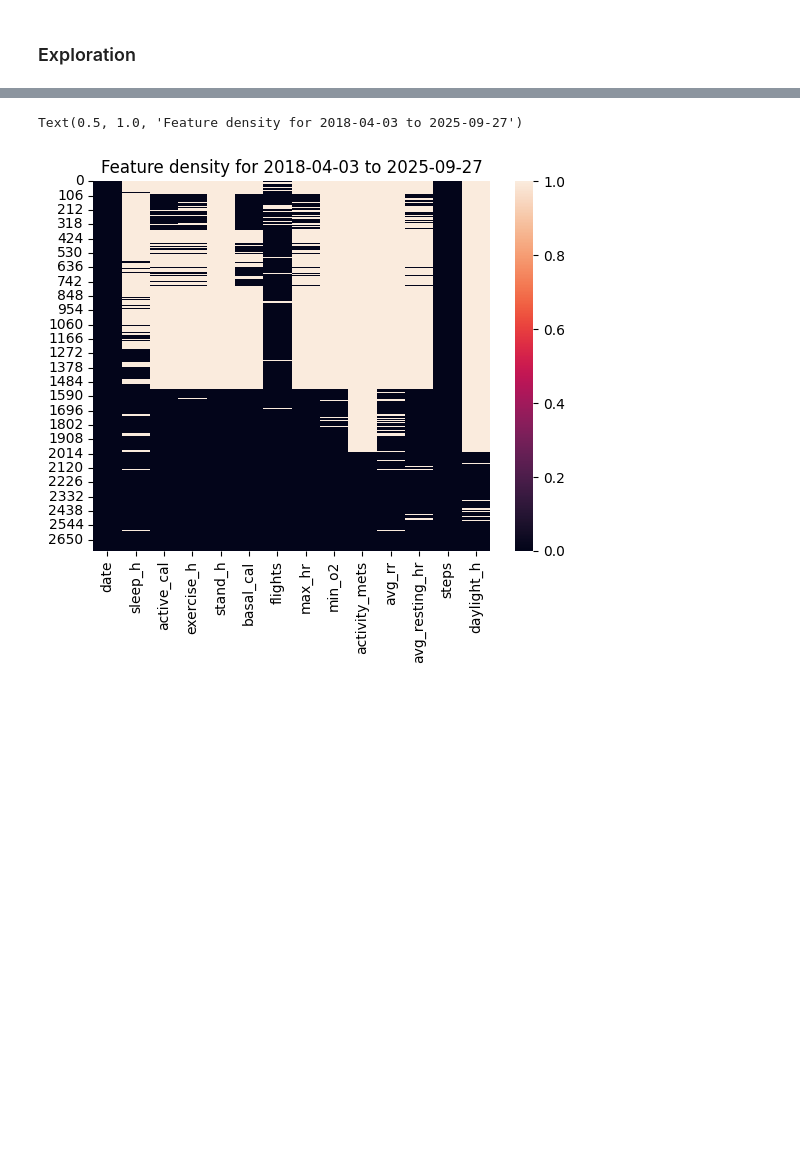
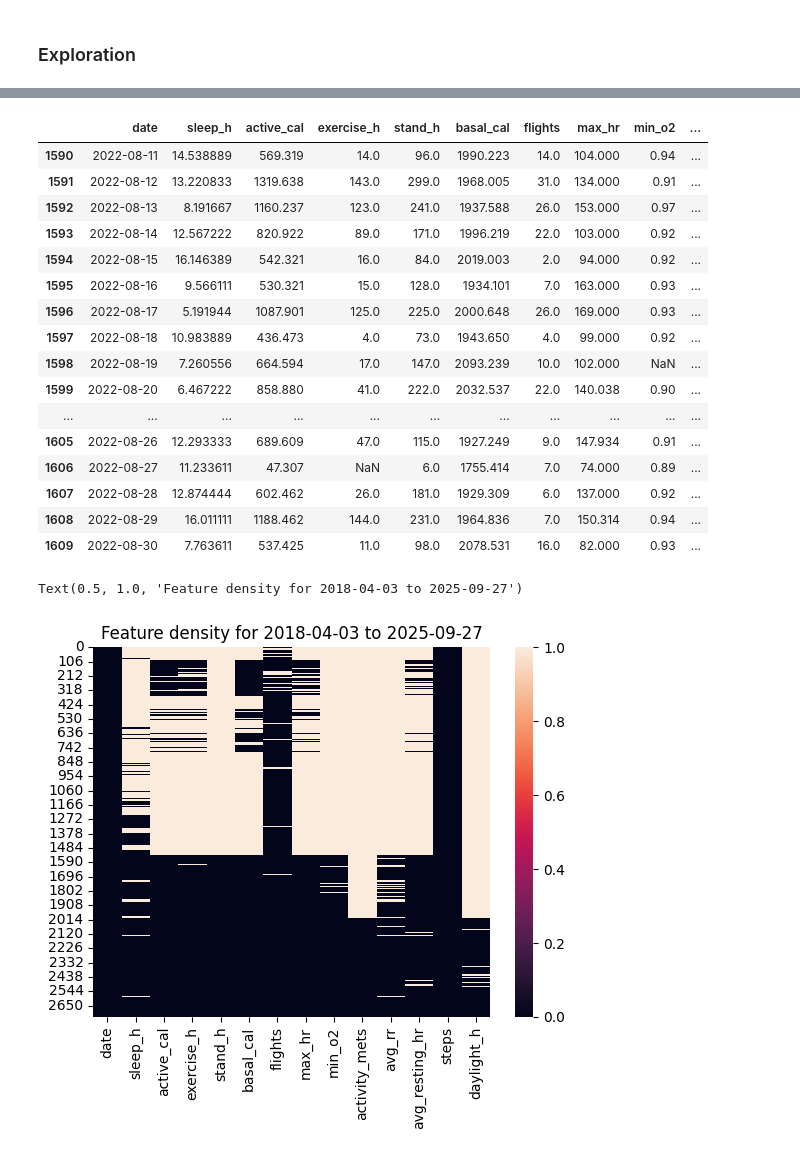
Before and after one commit to auto-d/medex, a Jupyter notebook: medex.ipynb, the cells around one changed output, grey strips where cells are left out. Saved outputs shown, nothing was run; the diff lists cells and outputs as text; code cells hidden in the pictures; blank space fills up the shorter version.

```diff
--- a/medex.ipynb
+++ b/medex.ipynb
@@ -229,3 +308,23 @@ df
+# %%
+df.iloc[1590:1610]
+# %% [output]
+|  | date | sleep_h | active_cal | exercise_h | stand_h | basal_cal | flights | max_hr | min_o2 | ... |
+| 1590 | 2022-08-11 | 14.538889 | 569.319 | 14.0 | 96.0 | 1990.223 | 14.0 | 104.000 | 0.94 | ... |
+| 1591 | 2022-08-12 | 13.220833 | 1319.638 | 143.0 | 299.0 | 1968.005 | 31.0 | 134.000 | 0.91 | ... |
+| 1592 | 2022-08-13 | 8.191667 | 1160.237 | 123.0 | 241.0 | 1937.588 | 26.0 | 153.000 | 0.97 | ... |
+| 1593 | 2022-08-14 | 12.567222 | 820.922 | 89.0 | 171.0 | 1996.219 | 22.0 | 103.000 | 0.92 | ... |
+| 1594 | 2022-08-15 | 16.146389 | 542.321 | 16.0 | 84.0 | 2019.003 | 2.0 | 94.000 | 0.92 | ... |
+| 1595 | 2022-08-16 | 9.566111 | 530.321 | 15.0 | 128.0 | 1934.101 | 7.0 | 163.000 | 0.93 | ... |
+| 1596 | 2022-08-17 | 5.191944 | 1087.901 | 125.0 | 225.0 | 2000.648 | 26.0 | 169.000 | 0.93 | ... |
+| 1597 | 2022-08-18 | 10.983889 | 436.473 | 4.0 | 73.0 | 1943.650 | 4.0 | 99.000 | 0.92 | ... |
+| 1598 | 2022-08-19 | 7.260556 | 664.594 | 17.0 | 147.0 | 2093.239 | 10.0 | 102.000 | NaN | ... |
+| 1599 | 2022-08-20 | 6.467222 | 858.880 | 41.0 | 222.0 | 2032.537 | 22.0 | 140.038 | 0.90 | ... |
+| ... | ... | ... | ... | ... | ... | ... | ... | ... | ... | ... |
+| 1605 | 2022-08-26 | 12.293333 | 689.609 | 47.0 | 115.0 | 1927.249 | 9.0 | 147.934 | 0.91 | ... |
+| 1606 | 2022-08-27 | 11.233611 | 47.307 | NaN | 6.0 | 1755.414 | 7.0 | 74.000 | 0.89 | ... |
+| 1607 | 2022-08-28 | 12.874444 | 602.462 | 26.0 | 181.0 | 1929.309 | 6.0 | 137.000 | 0.92 | ... |
+| 1608 | 2022-08-29 | 16.011111 | 1188.462 | 144.0 | 231.0 | 1964.836 | 7.0 | 150.314 | 0.94 | ... |
+| 1609 | 2022-08-30 | 7.763611 | 537.425 | 11.0 | 98.0 | 2078.531 | 16.0 | 82.000 | 0.93 | ... |
 # %%
 # Inspect for sparsity
 ax = sns.heatmap(df.isna())
```
Also changed, not shown: parts of 22 cells of this notebook.
